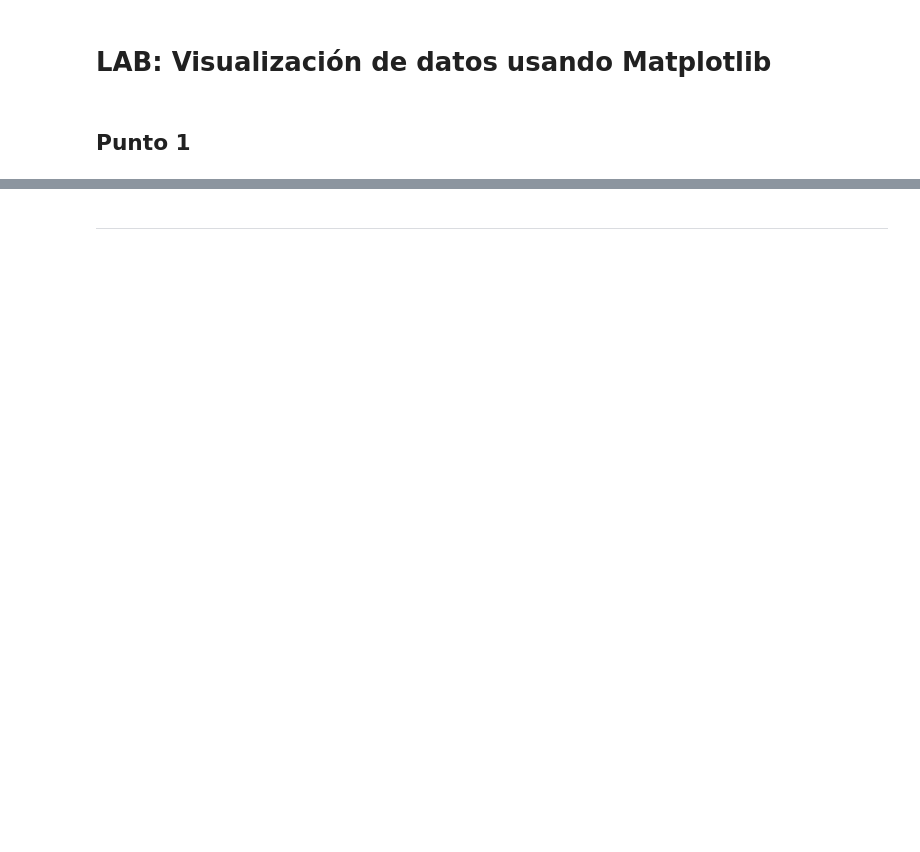
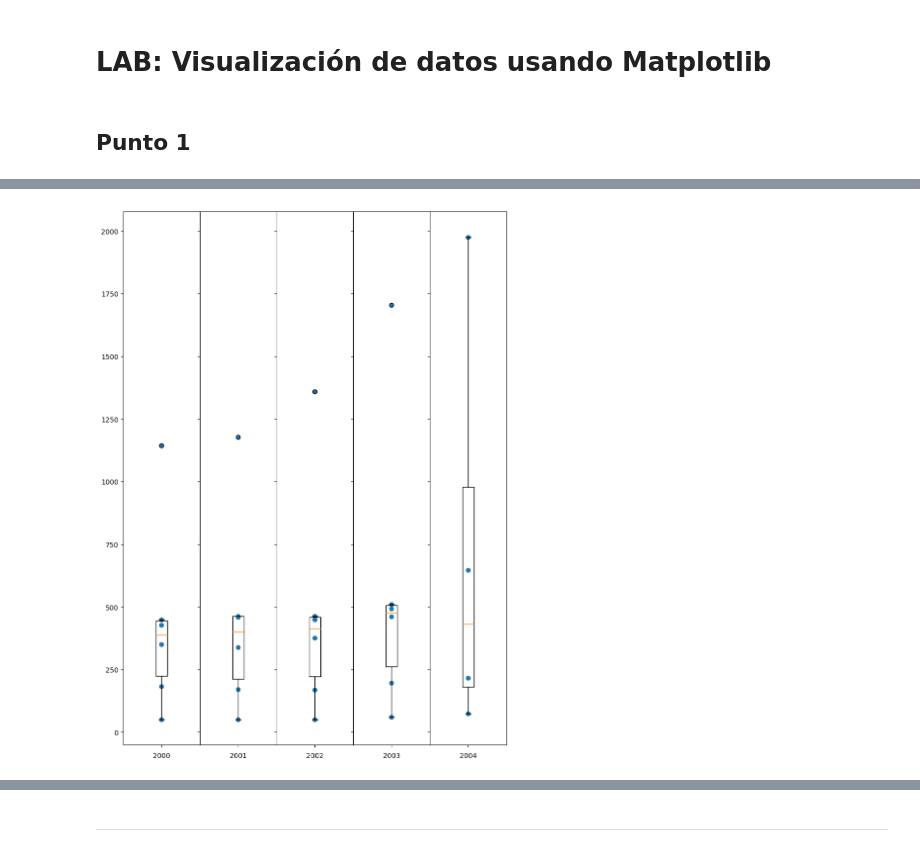
Before and after one commit to cda-2019-01/lab-visualizacion-matplotlib-jorgmoga, a Jupyter notebook: visualizacion-de-datos-usando-matplotlib.ipynb, the cells around one changed output, grey strips where cells are left out. Saved outputs shown, nothing was run; the diff lists cells and outputs as text; code cells hidden in the pictures; blank space fills up the shorter version.

```diff
--- a/visualizacion-de-datos-usando-matplotlib.ipynb
+++ b/visualizacion-de-datos-usando-matplotlib.ipynb
@@ -138,6 +85,31 @@ for index, colname in enumerate(Region_Grupo.columns):
 Construya una gráfica similar a la siguiente usando el archivo `indicadores-mundiales.csv`. Promedio de gastos per capita por año.
 
 ![act4](images/prom-gastos-salud-per-capita-ano.png)
+# %%
+df = pandas.read_csv('indicadores-mundiales.csv',sep=',', encoding='latin-1')
+df['Ano'] = pd.to_datetime(df['Ano'])
+df['Año'] = df['Ano'].map(lambda x: x.year)
+Dispercion = df.groupby(['Año', 'Region'])['Gasto en salud (per capita)'].mean()
+Dispercion=Dispercion.to_frame()
+Dispercion.reset_index(inplace=True)
+Dispercion=Dispercion.drop(['Region'], axis=1)
+aux4 = Dispercion.dropna()
+
+
+fig, axs = plt.subplots(1, 5, sharex='col', sharey='row', figsize=(10, 14));
+plt.xticks(rotation='vertical')
+plt.subplots_adjust(wspace = 0, hspace=0)
+colors = ['#1b4be8', '#f7af3b', '#10bc19']
+plt.style.use('default')
+for i, colname in enumerate(aux4['Año'].unique()):
+    axs[i].boxplot(list(aux4[aux4['Año'] == colname].T.values[1]))
+    axs[i].scatter(np.ones(aux4[aux4['Año'] == colname]['Gasto en salud (per capita)'].shape[0]), aux4[aux4['Año'] == colname]['Gasto en salud (per capita)'])
+    axs[i].set_xticklabels([""])
+    axs[i].set_xlabel(colname)
+    for tick in axs[i].get_xticklabels():
+        tick.set_rotation(0)
+# %% [output]
+[figure, added]
 # %% [markdown]
 ## Punto 5
 
```
Also changed, not shown: parts of 9 cells of this notebook.
